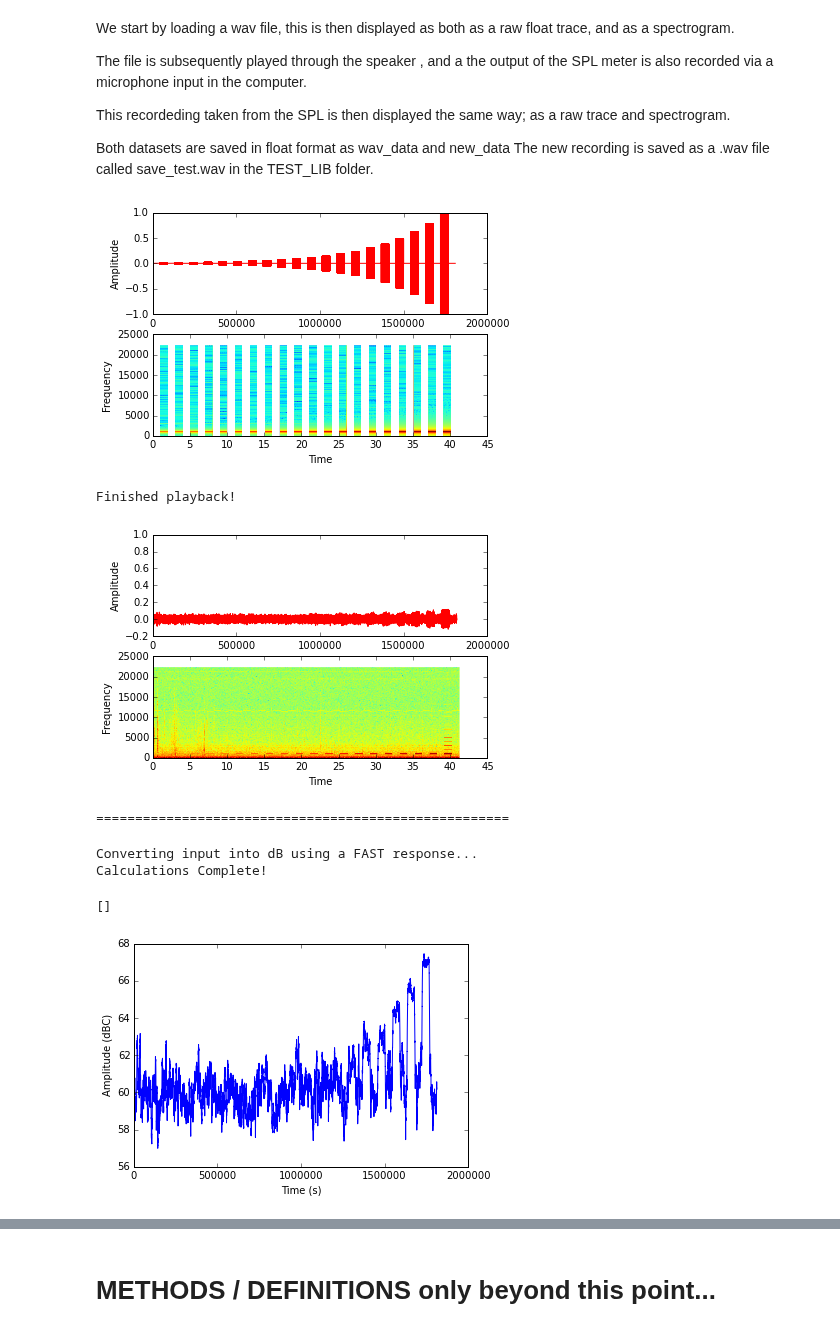
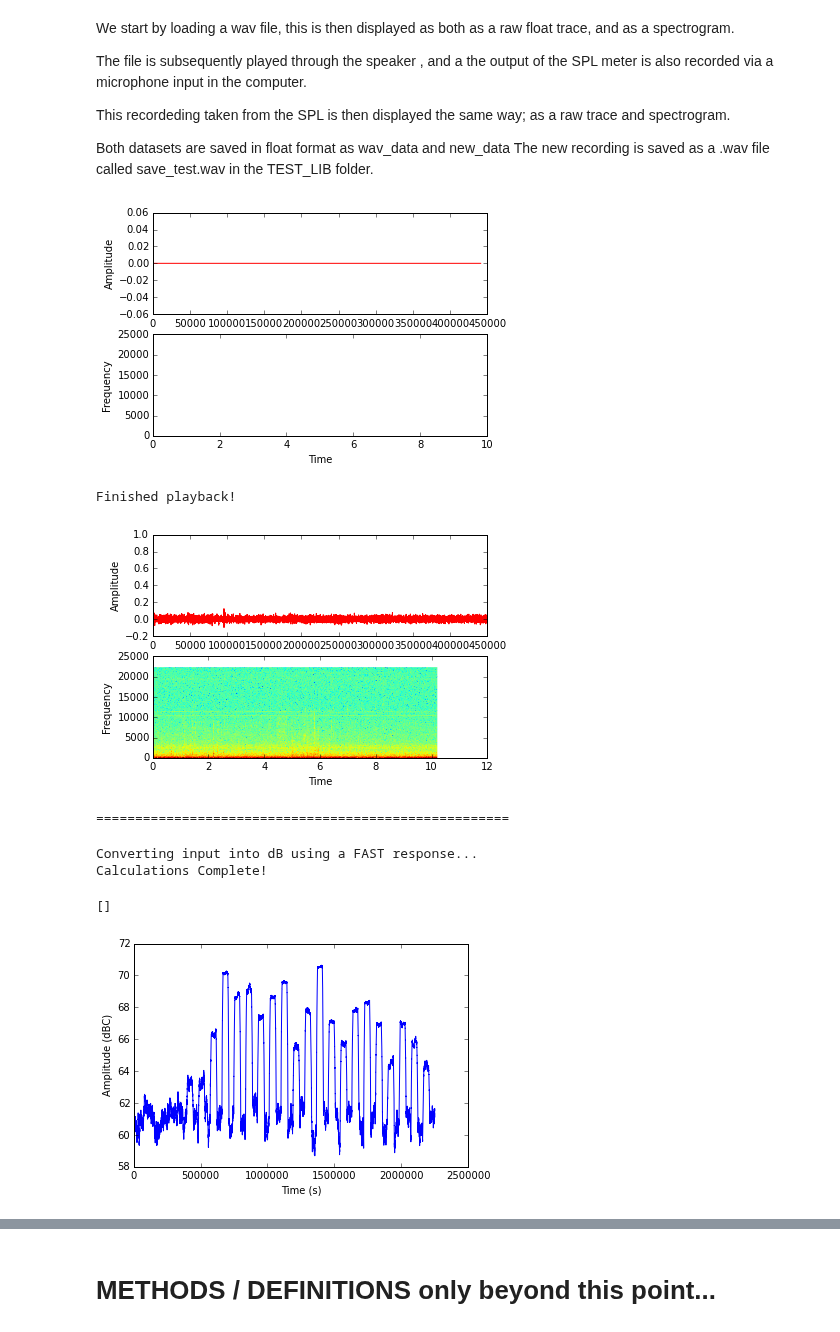
Before and after one commit to BirdMI-UniversityofAuckland/MichaelSandbox, a Jupyter notebook: MicSpeakerPro/SPL_meter_testing.ipynb, the cells around one changed output, grey strips where cells are left out. Saved outputs shown, nothing was run; the diff lists cells and outputs as text; code cells hidden in the pictures.

```diff
--- a/MicSpeakerPro/SPL_meter_testing.ipynb
+++ b/MicSpeakerPro/SPL_meter_testing.ipynb
@@ -55,27 +55,27 @@ This recordeding taken from the SPL is then displayed the same way; as a raw tra
 Both datasets are saved in float format as wav_data and new_data
 The new recording is saved as a .wav file called save_test.wav in the TEST_LIB folder.
 # %%
-trail_name = "Python_Trial_test"
+trail_name = "Python_Trial_silence_10"
 # %%
 #Load the .wav file
-fs , wav_data_raw = wav.read(working_directory + 'TEST_LIB\\sound_amplitudes.wav')
+fs , wav_data_raw = wav.read(working_directory + 'TEST_LIB\\sound_silence.wav')
 # Convert to float 32, from int 16 pcm
 wav_data = pcm2float(wav_data_raw, dtype ='float64')
 # Plot what we are about to play
 quick_view_sound(wav_data)
 # Play the data, and record it too, return the recorded data
 new_data = pass_through_hardware(wav_data, block_length = 512)
 # Convert the recording to PCM and save it as a .wav
 new_data_pcm = float2pcm(new_data, dtype ='int16')
 wav.write(working_directory + 'TEST_LIB\\outputs\\' + str(trail_name) + '.wav', 44100, new_data_pcm)
 print "Finished playback!"
 # Plot the recorded data, to see what it looks like.
 quick_view_sound(new_data)
 print "====================================================="
 # %% [output]
-[figure, old version]
+[figure, new version]
 Finished playback!
-[figure, old version]
+[figure, new version]
 =====================================================
 # %%
 """
@@ -91,7 +91,7 @@ new_data = pcm2float(new_data_raw, dtype ='float64')
 # %%
 print "Converting input into dB using a FAST response..."
 # Convert the new_data to dBC and filter with root mean squared averaging...
-Fwindow = 44100 * 0.125 # FAST response time weighting.
+Fwindow = 8394 #44100 * 0.125 # FAST response time weighting.
 # we use 94 as our offset for the 50-100 mode in SPL weighting
 freq_response  = volts_to_db(new_data, dBoffset = 94, window_size = Fwindow, )
 print "Calculations Complete!"
@@ -107,7 +107,7 @@ plt.plot()
 Converting input into dB using a FAST response...
 Calculations Complete!
 []
-[figure, old version]
+[figure, new version]
 # %%
 print "====================================================="
 
```
Also changed, not shown: parts of 15 cells of this notebook.
